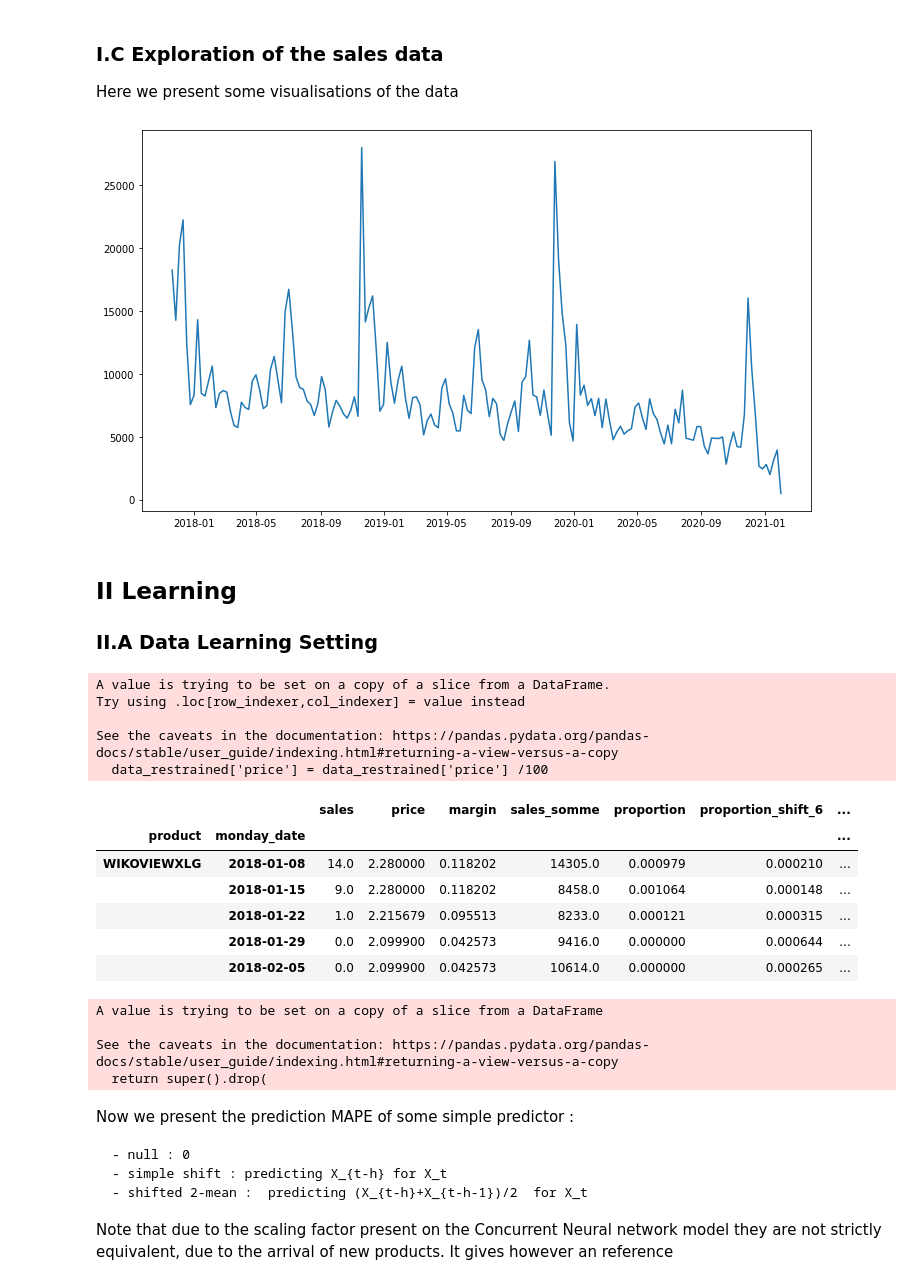
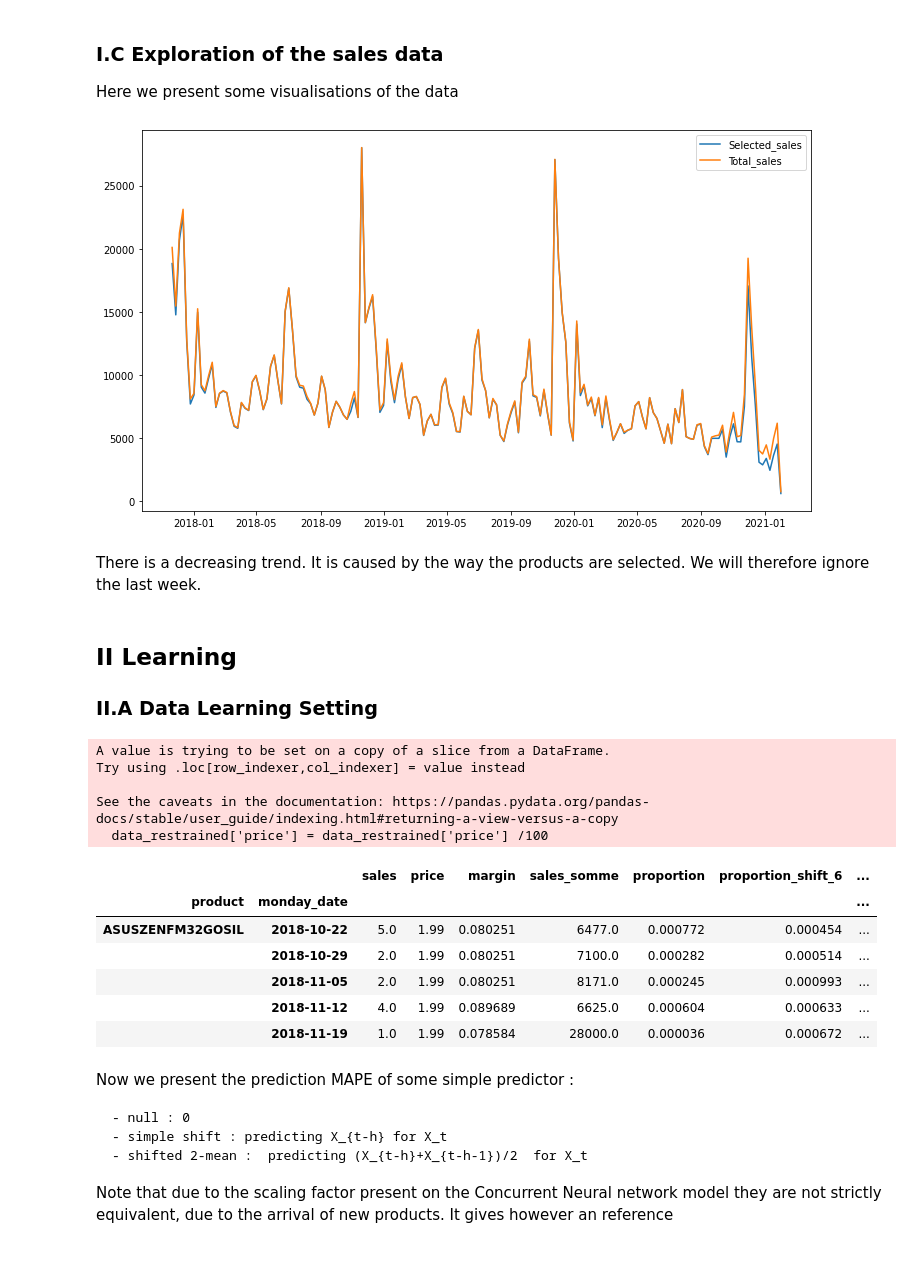
Before and after one commit to garnier94/Concurrent_Neural_Network, a Jupyter notebook: example_notebook.ipynb, the cells around one changed output. Cells and saved outputs as stored; diff of their text form; code cells hidden in the pictures; blank space fills up the shorter version.

```diff
--- a/example_notebook.ipynb
+++ b/example_notebook.ipynb
@@ -36,9 +36,9 @@ We first use the function filter_index_from_dataframe to filter only the interes
 # filter parameters
 
 minimal_sum=100 # A product must have at least minimal_sum to be considered
-minimal_positive_length=20 # A product must have been sold during at least minimal_positive_length to be considered
+minimal_positive_length=15 # A product must have been sold during at least minimal_positive_length to be considered
 # %%
-filtered_data, products =  filter_index_from_dataframe(data, "sales", minimal_sum_target=minimal_sum )
+filtered_data, products =  filter_index_from_dataframe(data, "sales", minimal_sum_target=minimal_sum, minimal_positive_length=minimal_positive_length )
 # %%
 print('Number of products before filter : %s' % len(set(data.index.get_level_values(0))) )
 print('Number of products after filter : %s' % len(products) )
@@ -68,12 +68,17 @@ def format_time_index(df, index_col_name):
     return adf.set_index(index_col_name)
 # %%
 f_weekly_global_sales = format_time_index(weekly_global_sales, 'monday_date')
+f_weekly_total_sales  = format_time_index(data['sales'].groupby(level=1).sum(),'monday_date')
 # %%
 plt.figure(figsize=(12,7))
-plt.plot(f_weekly_global_sales)
+plt.plot(f_weekly_global_sales, label = 'Selected_sales')
+plt.plot(f_weekly_total_sales, label = 'Total_sales')
+plt.legend()
 plt.show()
 # %% [output]
-[figure, old version]
+[figure, new version]
+# %% [markdown]
+There is a decreasing trend. It is caused by the way the products are selected. We will therefore ignore the last week.
 # %% [markdown]
 ## II Learning
 
@@ -96,21 +101,16 @@ See the caveats in the documentation: https://pandas.pydata.org/pandas-docs/stab
   data_restrained['price'] = data_restrained['price'] /100
 |  |  | sales | price | margin | sales_somme | proportion | proportion_shift_6 | ... |
 | product | monday_date |  |  |  |  |  |  | ... |
-| WIKOVIEWXLG | 2018-01-08 | 14.0 | 2.280000 | 0.118202 | 14305.0 | 0.000979 | 0.000210 | ... |
-|  | 2018-01-15 | 9.0 | 2.280000 | 0.118202 | 8458.0 | 0.001064 | 0.000148 | ... |
-|  | 2018-01-22 | 1.0 | 2.215679 | 0.095513 | 8233.0 | 0.000121 | 0.000315 | ... |
-|  | 2018-01-29 | 0.0 | 2.099900 | 0.042573 | 9416.0 | 0.000000 | 0.000644 | ... |
-|  | 2018-02-05 | 0.0 | 2.099900 | 0.042573 | 10614.0 | 0.000000 | 0.000265 | ... |
+| ASUSZENFM32GOSIL | 2018-10-22 | 5.0 | 1.99 | 0.080251 | 6477.0 | 0.000772 | 0.000454 | ... |
+|  | 2018-10-29 | 2.0 | 1.99 | 0.080251 | 7100.0 | 0.000282 | 0.000514 | ... |
+|  | 2018-11-05 | 2.0 | 1.99 | 0.080251 | 8171.0 | 0.000245 | 0.000993 | ... |
+|  | 2018-11-12 | 4.0 | 1.99 | 0.089689 | 6625.0 | 0.000604 | 0.000633 | ... |
+|  | 2018-11-19 | 1.0 | 1.99 | 0.078584 | 28000.0 | 0.000036 | 0.000672 | ... |
 # %%
-date_learning =  '2020-08-31'
+date_learning =  '2020-06-01' # This date separate learning & testing set
+date_stop = '2021_01_01' # This is the end of the testing set
 X_train, X_test = data_restrained[data_restrained.index.get_level_values(1) < date_learning ], data_restrained[data_restrained.index.get_level_values(1) >= date_learning ]
-X_train.drop(columns = ['sales_somme', 'sales'], inplace=True)
-X_test.drop(columns = ['sales_somme', 'sales'], inplace=True)
+X_test = X_test[X_test.index.get_level_values(1) < date_stop]
-# %% [output]
-A value is trying to be set on a copy of a slice from a DataFrame
-
-See the caveats in the documentation: https://pandas.pydata.org/pandas-docs/stable/user_guide/indexing.html#returning-a-view-versus-a-copy
-  return super().drop(
 # %%
 data_train_loader = dataframe_to_data_loader(X_train,features,target)
 data_test_loader = dataframe_to_data_loader(X_test,features,target)
```
Also changed, not shown: parts of 16 cells of this notebook.
